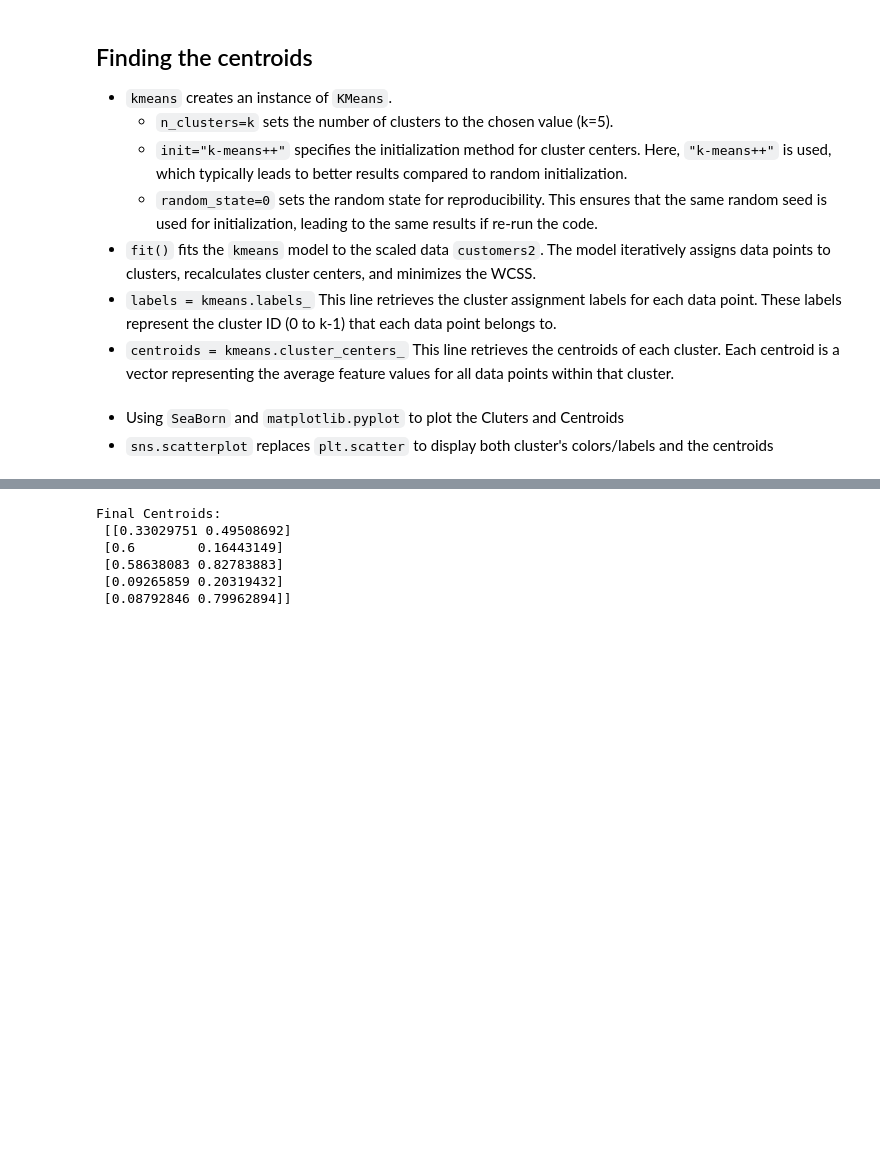
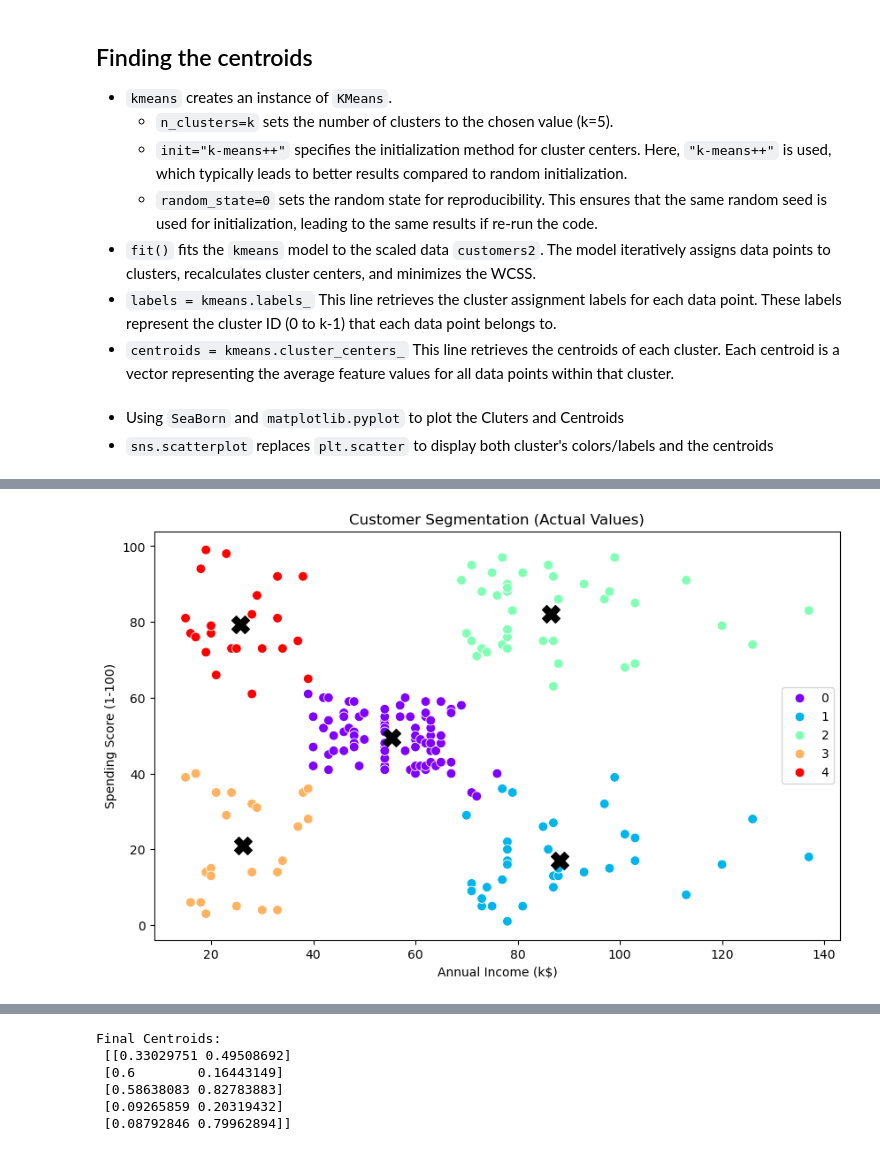
Before and after one commit to thaopham98/DataScience, a Jupyter notebook: python_analysis/A8-K-Means.ipynb, the cells around one changed output, grey strips where cells are left out. Cells and saved outputs as stored; diff of their text form; code cells hidden in the pictures; blank space fills up the shorter version.

```diff
--- a/python_analysis/A8-K-Means.ipynb
+++ b/python_analysis/A8-K-Means.ipynb
@@ -221,0 +332,16 @@ Marketing Implications:
+# %%
+# Create a copy of the dataframe and inverse transform it back to real life numbers
+plot_df = customers.copy()
+plot_df[continuous_columns] = scaler.inverse_transform(plot_df[continuous_columns])
+
+# Do the same for the centroids so they match the real numbers
+real_centroids = scaler.inverse_transform(centroids)
+
+# Now plot using 'plot_df' and 'real_centroids' instead!
+plt.figure(figsize=(10, 6))
+sns.scatterplot(data=plot_df, x="Annual Income (k$)", y="Spending Score (1-100)", hue=labels, palette="rainbow", s=60)
+plt.scatter(real_centroids[:, 0], real_centroids[:, 1], s=200, c='black', marker='X', label='Centroids')
+plt.title('Customer Segmentation (Actual Values)')
+plt.show()
+# %% [output]
+[figure, added]
```
Also changed, not shown: parts of 34 cells of this notebook.
